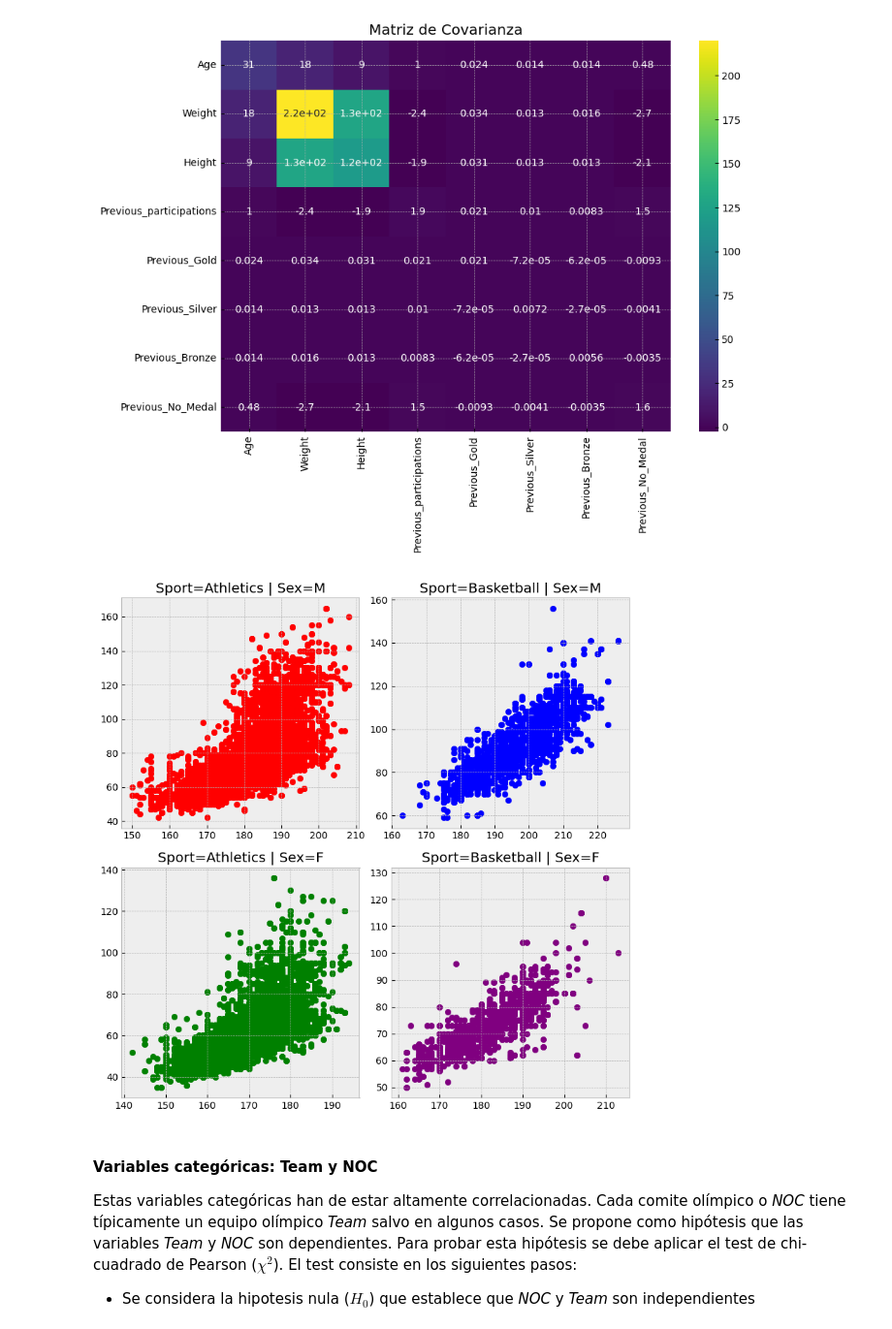
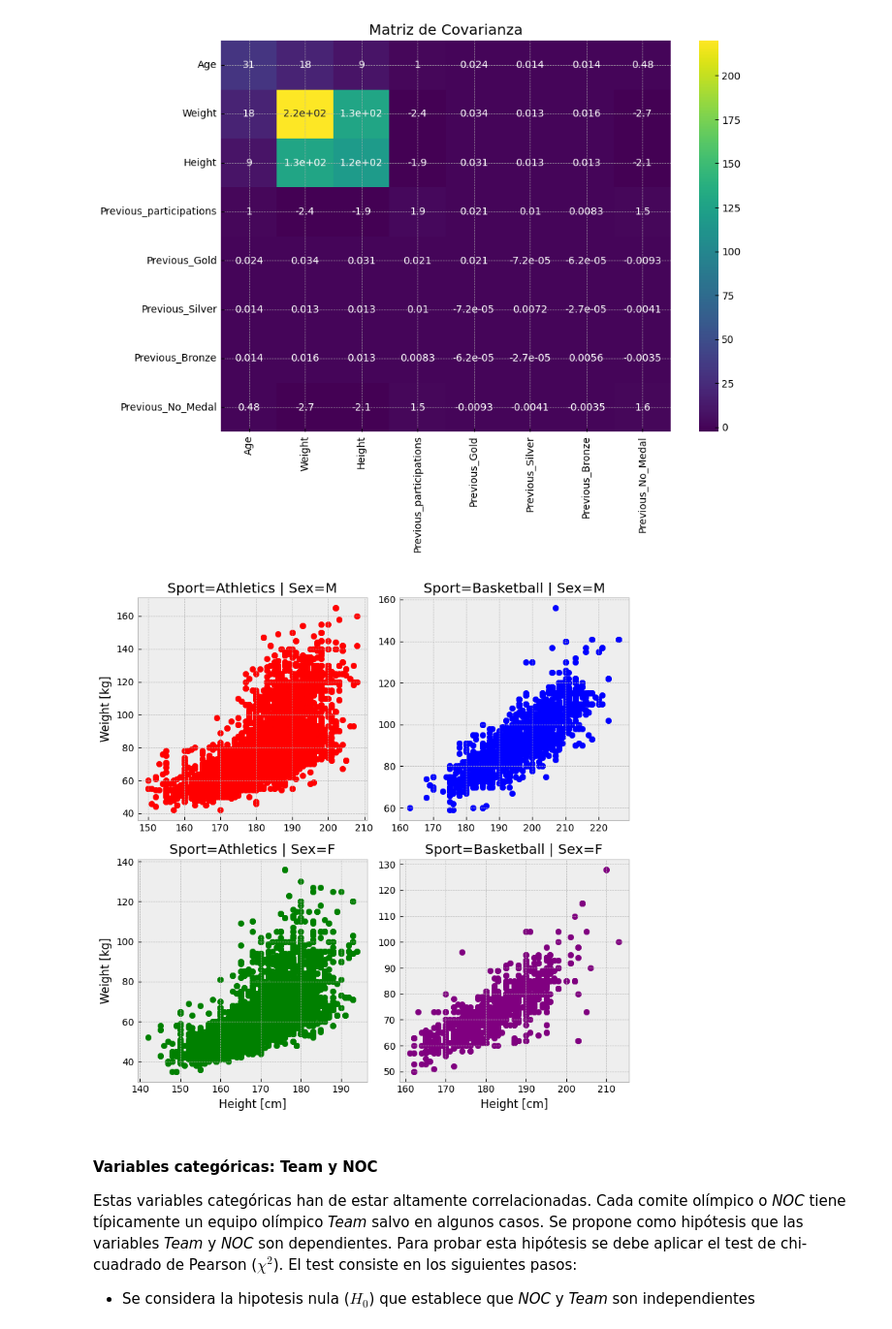
Before and after one commit to EduGatoX/datascience01, a Jupyter notebook: ProyectoDS_ParteIII_+Nuñez.ipynb, the cells around one changed output. Shown at 97% size. Cells and saved outputs as stored; diff of their text form; code cells hidden in the pictures.

```diff
--- a/ProyectoDS_ParteIII_+Nuñez.ipynb
+++ b/ProyectoDS_ParteIII_+Nuñez.ipynb
@@ -748,30 +743,34 @@ plt.show()
 # %%
 # Se generan graficos de dispersión Height vs Weight, agrupados para Sexo
 # y para Sport=Athletics y Sport=Basketball
 fig, axs = plt.subplots(ncols=2, nrows=2, figsize=(8, 8))
 
 df_athletics = df[df["Sport"] == "Athletics"]
 df_basketball = df[df["Sport"] == "Basketball"]
 
 axs[0, 0].scatter(x=df_athletics[df_athletics["Sex"] == "M"]["Height"],
                   y=df_athletics[df_athletics["Sex"] == "M"]["Weight"], c="red")
 axs[0, 0].set_title("Sport=Athletics | Sex=M")
+axs[0, 0].set_ylabel("Weight [kg]")
 
 axs[0, 1].scatter(x=df_basketball[df_basketball["Sex"] == "M"]["Height"],
                   y=df_basketball[df_basketball["Sex"] == "M"]["Weight"], c="blue")
 axs[0, 1].set_title("Sport=Basketball | Sex=M")
 
 axs[1, 0].scatter(x=df_athletics[df_athletics["Sex"] == "F"]["Height"],
                   y=df_athletics[df_athletics["Sex"] == "F"]["Weight"], c="green")
 axs[1, 0].set_title("Sport=Athletics | Sex=F")
+axs[1, 0].set_xlabel("Height [cm]")
+axs[1, 0].set_ylabel("Weight [kg]")
 
 axs[1, 1].scatter(x=df_basketball[df_basketball["Sex"] == "F"]["Height"],
                   y=df_basketball[df_basketball["Sex"] == "F"]["Weight"], c="purple")
 axs[1, 1].set_title("Sport=Basketball | Sex=F")
+axs[1, 1].set_xlabel("Height [cm]")
 
 plt.tight_layout()
 # %% [output]
-[figure, old version]
+[figure, new version]
 # %% [markdown]
 #### Variables categóricas: Team y NOC
 
```
Also changed, not shown: parts of 10 cells of this notebook.
